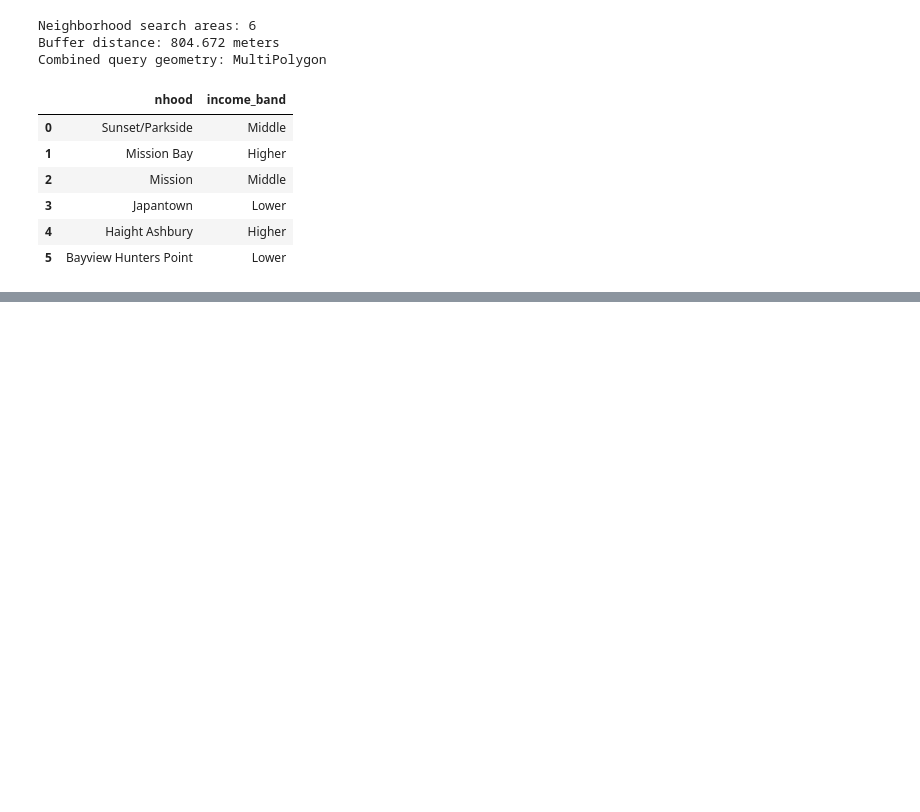
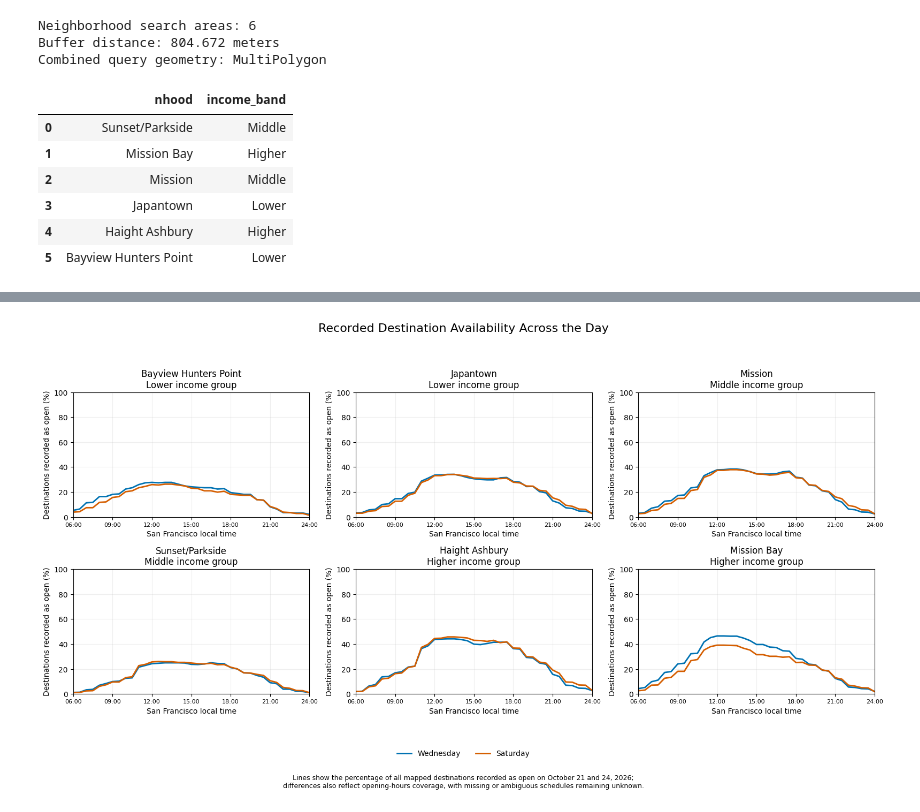
Before and after one commit to tarachou/cyplan-101-project, a Jupyter notebook: analysis.ipynb, the cells around one changed output, grey strips where cells are left out. Cells and saved outputs as stored; diff of their text form; code cells hidden in the pictures; blank space fills up the shorter version.

```diff
--- a/analysis.ipynb
+++ b/analysis.ipynb
@@ -1367,0 +3769,86 @@ Combined query geometry: MultiPolygon
+# %%
+# Compare the share of destinations recorded as open throughout the day.
+# Unknown hours remain in the denominator and are not classified as closed.
+fig, axes = plt.subplots(2, 3, figsize=(16, 9))
+
+day_colors = {
+    "Wednesday": "#0072B2",
+    "Saturday": "#D55E00"
+}
+
+for ax, (_, area) in zip(
+    axes.flat,
+    search_area_summary.iterrows()
+):
+    neighborhood = area["search_neighborhood"]
+    income_band = str(area["income_band"])
+
+    area_data = destination_availability_by_time.loc[
+        destination_availability_by_time["search_neighborhood"].eq(
+            neighborhood
+        )
+    ]
+
+    for day, color in day_colors.items():
+        day_data = area_data.loc[
+            area_data["analysis_day"].eq(day)
+        ].sort_values("minutes_since_midnight")
+
+        ax.plot(
+            day_data["minutes_since_midnight"] / 60,
+            day_data["recorded_open_pct"],
+            color=color,
+            linewidth=2,
+            label=day
+        )
+
+    ax.set_title(f"{neighborhood}\n{income_band} income group")
+    ax.set_xlim(6, 24)
+    ax.set_ylim(0, 100)
+    ax.set_xticks([6, 9, 12, 15, 18, 21, 24])
+    ax.set_xticklabels(
+        ["06:00", "09:00", "12:00", "15:00",
+         "18:00", "21:00", "24:00"],
+        fontsize=8
+    )
+    ax.set_xlabel("San Francisco local time")
+    ax.set_ylabel("Destinations recorded as open (%)")
+    ax.grid(alpha=0.2)
+
+fig.suptitle(
+    "Recorded Destination Availability Across the Day",
+    fontsize=16
+)
+
+# Use one shared legend for all six panels.
+handles, labels = axes.flat[0].get_legend_handles_labels()
+fig.legend(
+    handles, labels,
+    loc="lower center",
+    bbox_to_anchor=(0.5, 0.065),
+    ncol=2,
+    frameon=False
+)
+
+fig.text(
+    0.5, 0.015,
+    "Lines show the percentage of all mapped destinations recorded as open "
+    "on October 21 and 24, 2026;\n"
+    "differences also reflect opening-hours coverage, with missing or "
+    "ambiguous schedules remaining unknown.",
+    ha="center",
+    fontsize=9
+)
+
+fig.tight_layout(rect=[0, 0.15, 1, 0.94])
+
+figure_path = Path(
+    "outputs/figures/recorded_destination_availability_by_time.png"
+)
+figure_path.parent.mkdir(parents=True, exist_ok=True)
+fig.savefig(figure_path, dpi=300, bbox_inches="tight")
+
+plt.show()
+print("Saved:", figure_path)
+# %% [output]
+[figure, added]
```
Also changed, not shown: parts of 44 cells of this notebook, 33 other files.
